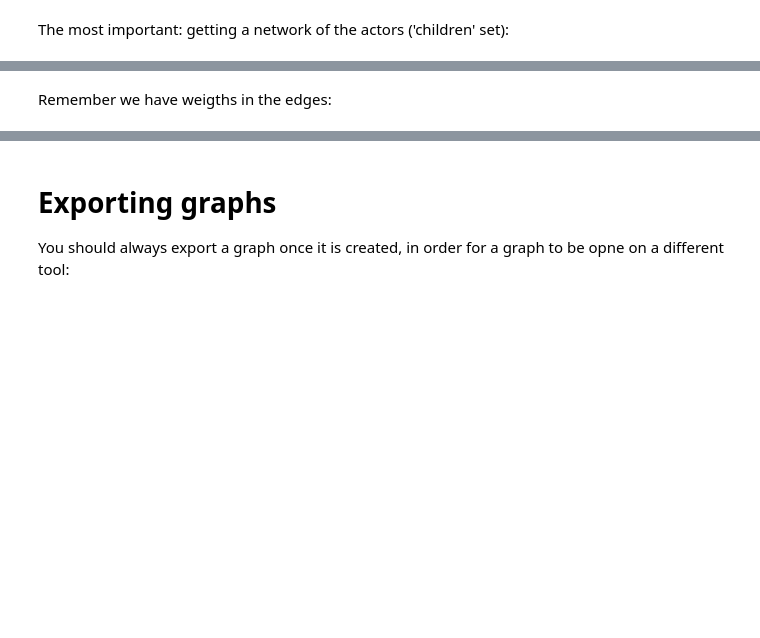
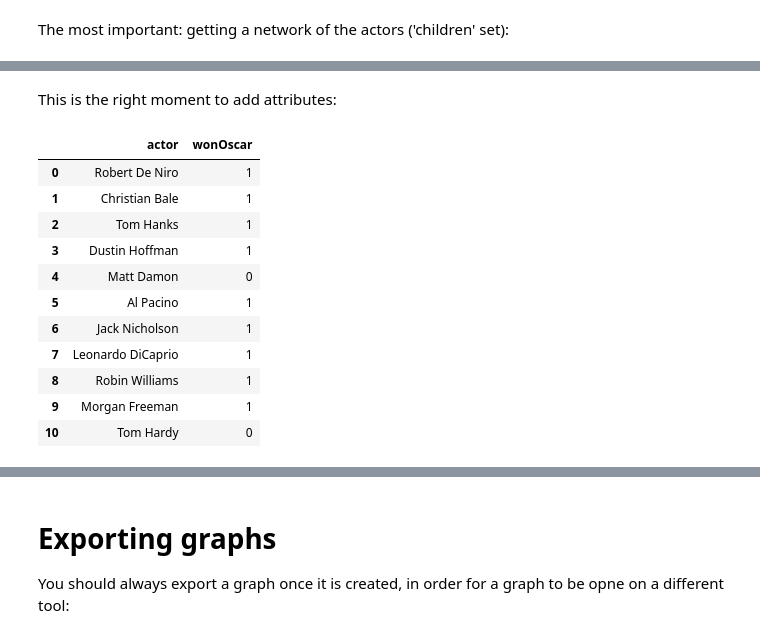
Before and after one commit to DACSS-CSSmeths/Networks_intro, a Jupyter notebook: index.ipynb, the cells around one changed output, grey strips where cells are left out. Saved outputs shown, nothing was run; the diff lists cells and outputs as text; code cells hidden in the pictures; blank space fills up the shorter version.

```diff
--- a/index.ipynb
+++ b/index.ipynb
@@ -791,2 +794,19 @@ nx.draw(actors_proyected_file,with_labels=True)
-# %% [markdown]
-Remember we have weigths in the edges:
+# %% [markdown]
+This is the right moment to add attributes:
+# %%
+# data for attributes
+attr_bp=pd.read_excel(LinkToData,sheet_name='attributes_bp')
+attr_bp
+# %% [output]
+|  | actor | wonOscar |
+| 0 | Robert De Niro | 1 |
+| 1 | Christian Bale | 1 |
+| 2 | Tom Hanks | 1 |
+| 3 | Dustin Hoffman | 1 |
+| 4 | Matt Damon | 0 |
+| 5 | Al Pacino | 1 |
+| 6 | Jack Nicholson | 1 |
+| 7 | Leonardo DiCaprio | 1 |
+| 8 | Robin Williams | 1 |
+| 9 | Morgan Freeman | 1 |
+| 10 | Tom Hardy | 0 |
```
Also changed, not shown: parts of 21 cells of this notebook, 2 other files.
